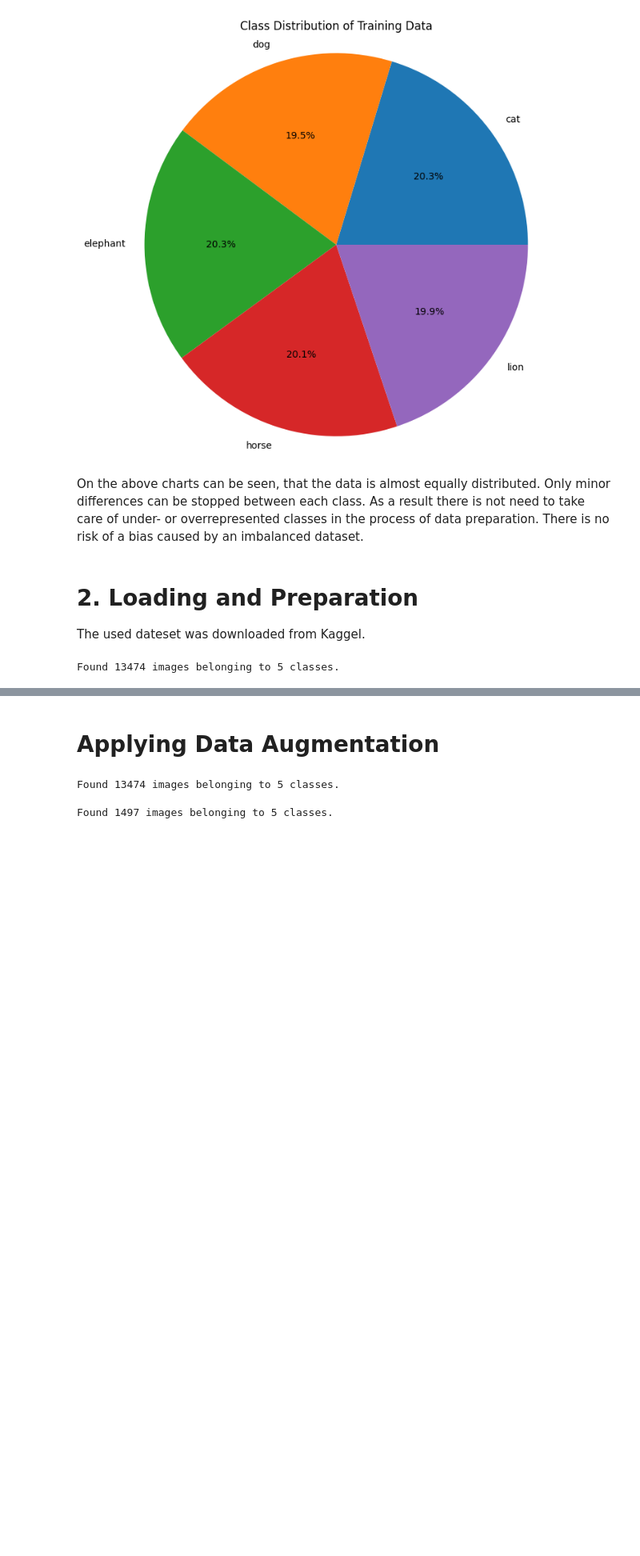
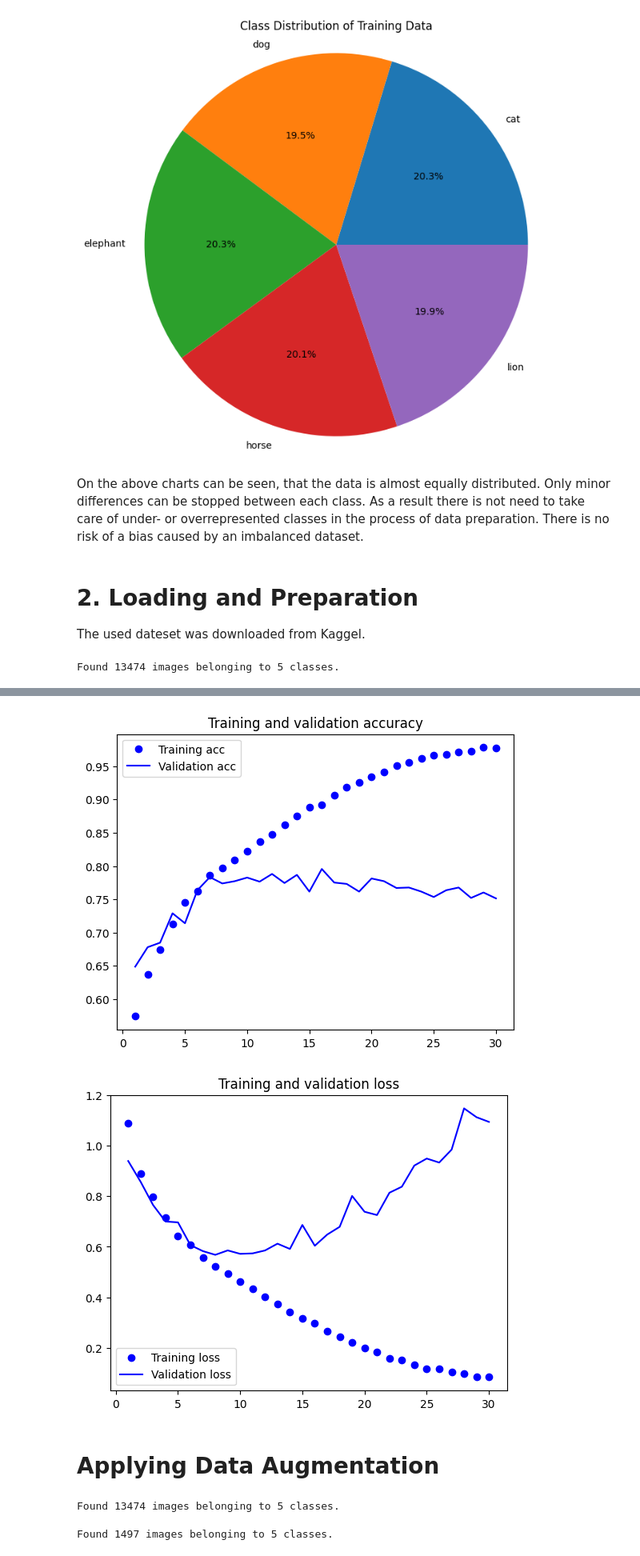
Before and after one commit to quantum-insights/DSM150_CNN, a Jupyter notebook: cnn.ipynb, the cells around one changed output, grey strips where cells are left out. Shown at 80% size. Drawn from its saved outputs; the diff is of its cells as text; code cells hidden in the pictures; blank space fills up the shorter version.

```diff
--- a/cnn.ipynb
+++ b/cnn.ipynb
@@ -345,0 +273,12 @@ plt.show()
+# %%
+# intializing model
+simple_model= models.Sequential()
+simple_model.add(layers.Conv2D(8, (3,3), activation='relu', input_shape= input_shape))
+simple_model.add(layers.MaxPooling2D((2,2)))
+simple_model.add(layers.Conv2D(16, (3,3), activation= 'relu'))
+simple_model.add(layers.MaxPooling2D((2,2)))
+simple_model.add(layers.Flatten())
+simple_model.add(layers.Dense(20, activation='relu'))
+simple_model.add(layers.Dense(5, activation='softmax'))
+# %%
+simple_model.compile(optimizer='adam', loss='categorical_crossentropy', metrics=['accuracy'])
@@ -345,0 +305,8 @@ plt.show()
+# %%
+simple_history= simple_model.fit(
+    train_generator,
+    steps_per_epoch=steps_per_epoch,
+    epochs= 30,
+    validation_data= val_generator,
+    validation_steps= validation_steps
+)
@@ -346,3 +331,29 @@ plt.show()
+# %%
+import matplotlib.pyplot as plt
+
+acc= simple_history.history['accuracy']
+val_acc= simple_history.history['val_accuracy']
+loss= simple_history.history['loss']
+val_loss= simple_history.history['val_loss']
+
+epochs = range(1, len(acc) + 1)
+
+plt.plot(epochs, acc, 'bo', label='Training acc')
+plt.plot(epochs, val_acc, 'b', label='Validation acc')
+plt.title('Training and validation accuracy')
+plt.legend()
+
+plt.figure()
+
+plt.plot(epochs, loss, 'bo', label='Training loss')
+plt.plot(epochs, val_loss, 'b', label='Validation loss')
+plt.title('Training and validation loss')
+plt.legend()
+
+plt.show()
+# %% [output]
+[figure, added]
+[figure, added]
 # %% [markdown]
 # Applying Data Augmentation
 # %%
```
Also changed, not shown: parts of 44 cells of this notebook.
